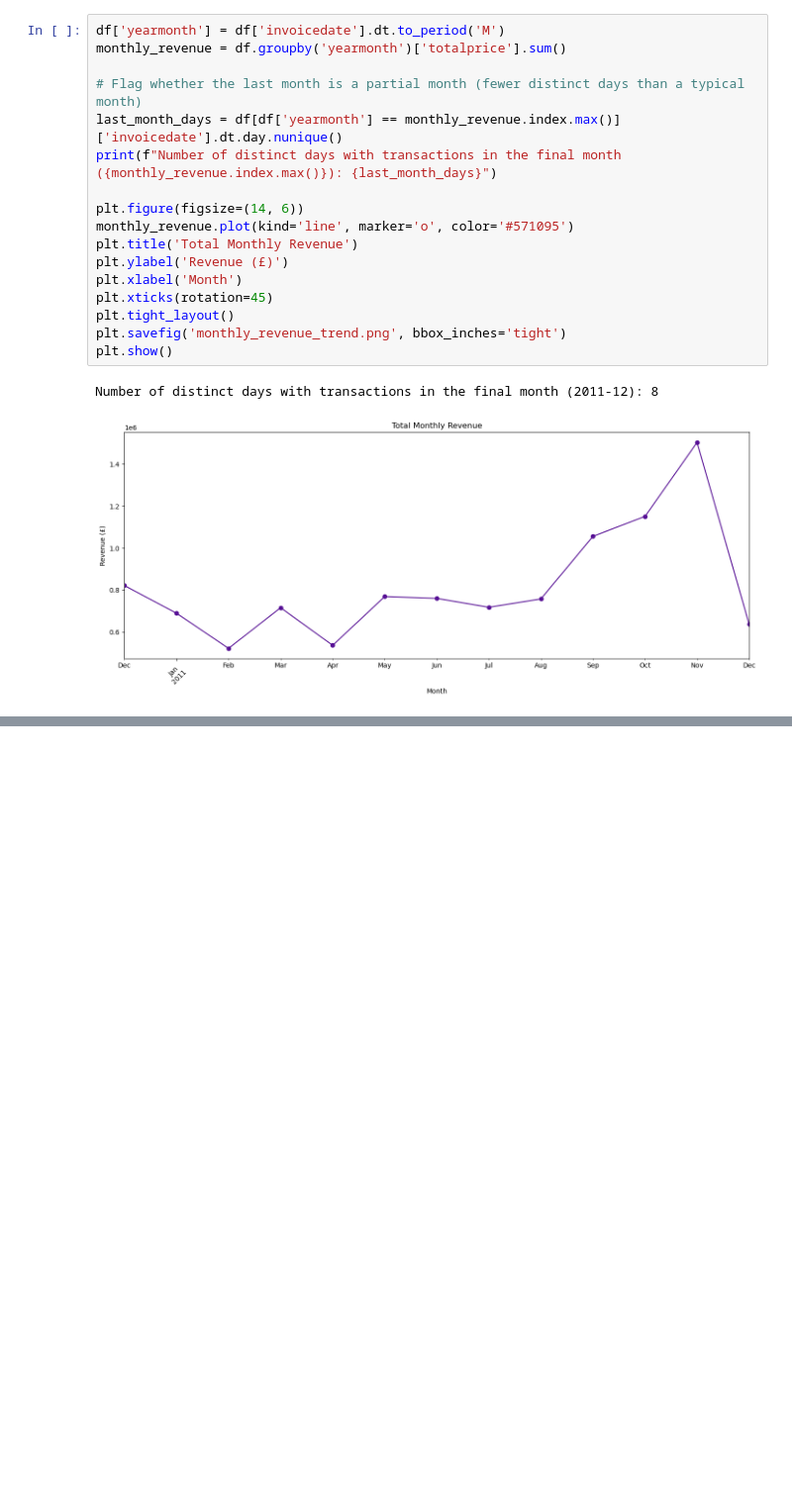
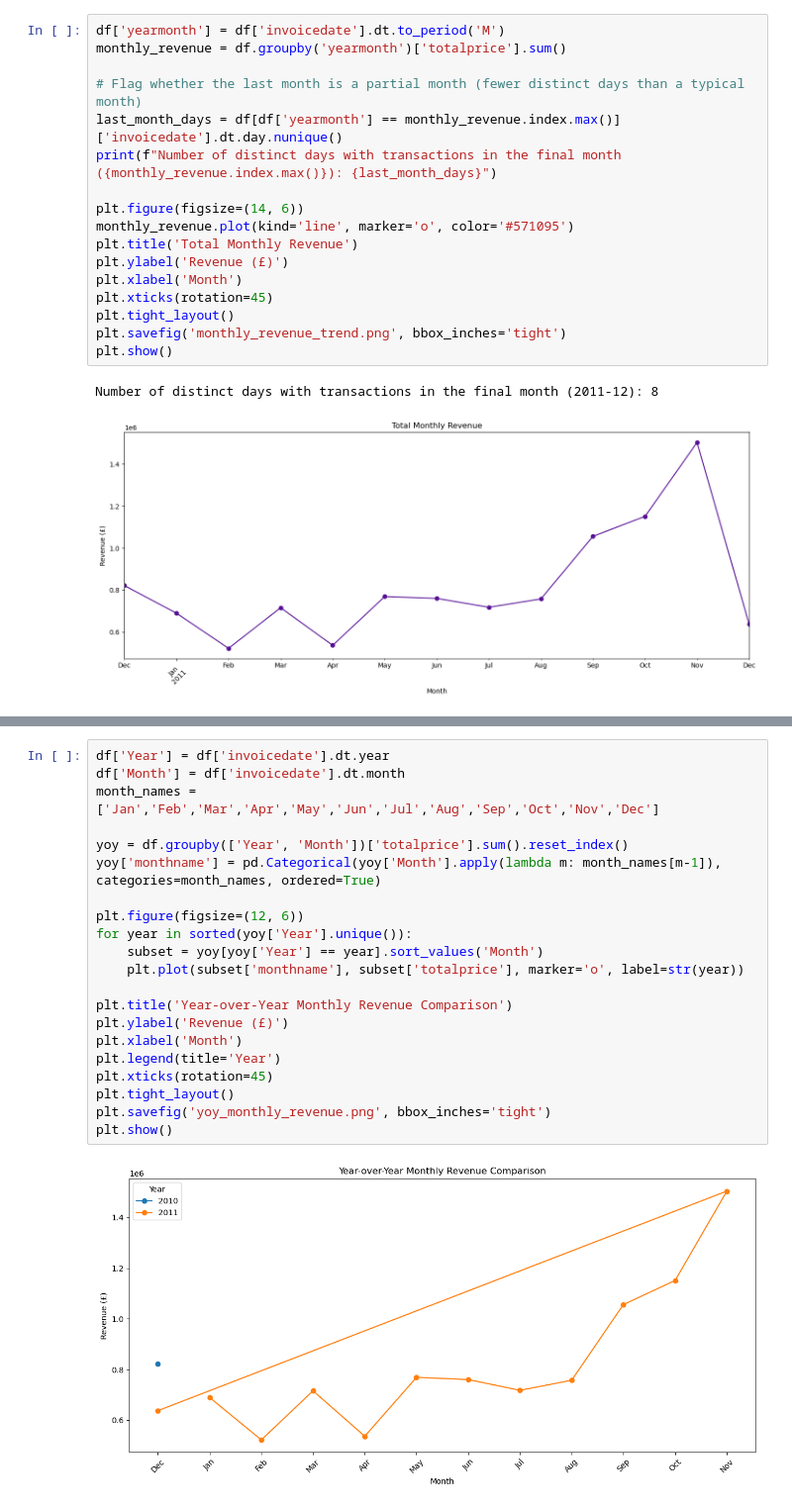
Before and after one commit to itsayushydv/data-analytics-projects, a Jupyter notebook: ecom/notebook/revenue_trend.ipynb, the cells around one changed output, grey strips where cells are left out. Shown at 99% size. Saved outputs shown, nothing was run; the diff lists cells and outputs as text; blank space fills up the shorter version.

Commit message:
feat: year-over-year monthly comparison trend

```diff
--- a/ecom/notebook/revenue_trend.ipynb
+++ b/ecom/notebook/revenue_trend.ipynb
@@ -47,0 +52,23 @@ Number of distinct days with transactions in the final month (2011-12): 8
+# %%
+df['Year'] = df['invoicedate'].dt.year
+df['Month'] = df['invoicedate'].dt.month
+month_names = ['Jan','Feb','Mar','Apr','May','Jun','Jul','Aug','Sep','Oct','Nov','Dec']
+
+yoy = df.groupby(['Year', 'Month'])['totalprice'].sum().reset_index()
+yoy['monthname'] = pd.Categorical(yoy['Month'].apply(lambda m: month_names[m-1]), categories=month_names, ordered=True)
+
+plt.figure(figsize=(12, 6))
+for year in sorted(yoy['Year'].unique()):
+    subset = yoy[yoy['Year'] == year].sort_values('Month')
+    plt.plot(subset['monthname'], subset['totalprice'], marker='o', label=str(year))
+
+plt.title('Year-over-Year Monthly Revenue Comparison')
+plt.ylabel('Revenue (£)')
+plt.xlabel('Month')
+plt.legend(title='Year')
+plt.xticks(rotation=45)
+plt.tight_layout()
+plt.savefig('yoy_monthly_revenue.png', bbox_inches='tight')
+plt.show()
+# %% [output]
+[figure, added]
```
Also changed, not shown: parts of 1 cell of this notebook, 1 other file.
